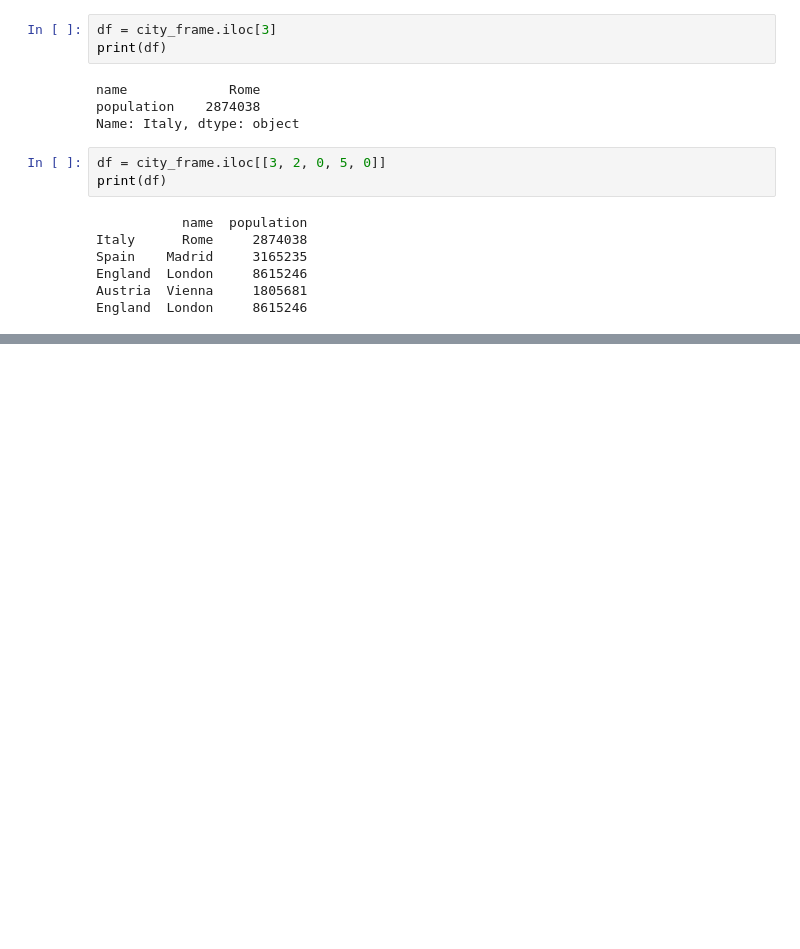
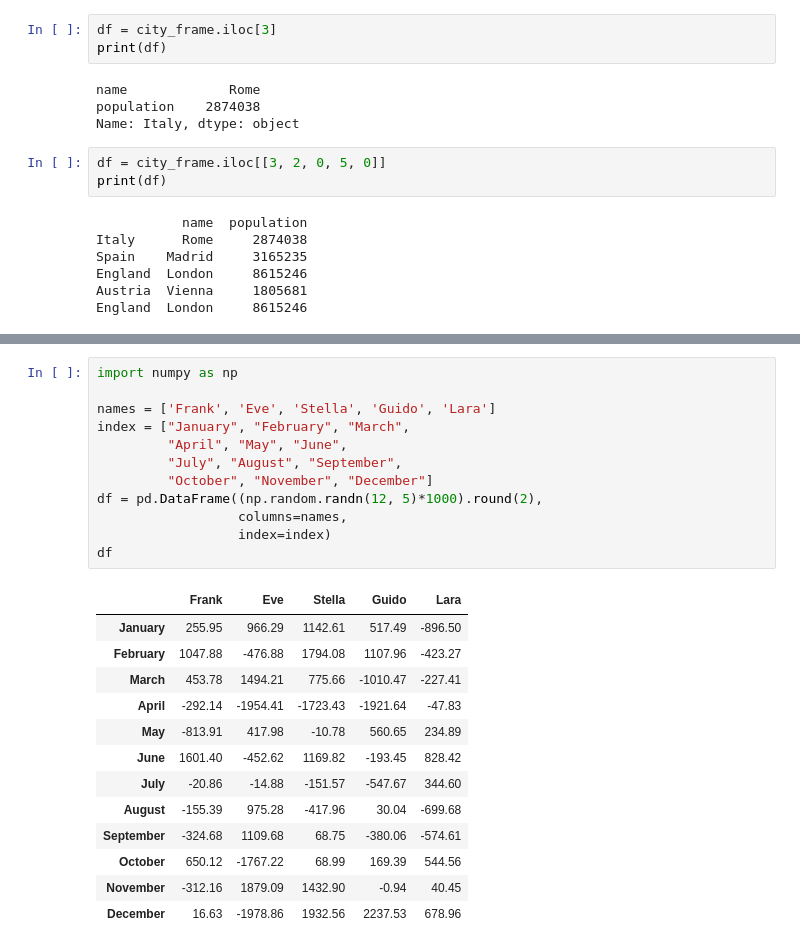
Before and after one commit to harmkenn/Python-Workbooks, a Jupyter notebook: python-course.eu/E_PC24_Dataframe.ipynb, the cells around one changed output, grey strips where cells are left out. Cells and saved outputs as stored; diff of their text form; blank space fills up the shorter version.

```diff
--- a/python-course.eu/E_PC24_Dataframe.ipynb
+++ b/python-course.eu/E_PC24_Dataframe.ipynb
@@ -114,0 +623,26 @@ England  London     8615246
+# %%
+import numpy as np
+
+names = ['Frank', 'Eve', 'Stella', 'Guido', 'Lara']
+index = ["January", "February", "March",
+         "April", "May", "June",
+         "July", "August", "September",
+         "October", "November", "December"]
+df = pd.DataFrame((np.random.randn(12, 5)*1000).round(2),
+                  columns=names,
+                  index=index)
+df
+# %% [output]
+|  | Frank | Eve | Stella | Guido | Lara |
+| January | 255.95 | 966.29 | 1142.61 | 517.49 | -896.50 |
+| February | 1047.88 | -476.88 | 1794.08 | 1107.96 | -423.27 |
+| March | 453.78 | 1494.21 | 775.66 | -1010.47 | -227.41 |
+| April | -292.14 | -1954.41 | -1723.43 | -1921.64 | -47.83 |
+| May | -813.91 | 417.98 | -10.78 | 560.65 | 234.89 |
+| June | 1601.40 | -452.62 | 1169.82 | -193.45 | 828.42 |
+| July | -20.86 | -14.88 | -151.57 | -547.67 | 344.60 |
+| August | -155.39 | 975.28 | -417.96 | 30.04 | -699.68 |
+| September | -324.68 | 1109.68 | 68.75 | -380.06 | -574.61 |
+| October | 650.12 | -1767.22 | 68.99 | 169.39 | 544.56 |
+| November | -312.16 | 1879.09 | 1432.90 | -0.94 | 40.45 |
+| December | 16.63 | -1978.86 | 1932.56 | 2237.53 | 678.96 |
```
Also changed, not shown: parts of 37 cells of this notebook.
